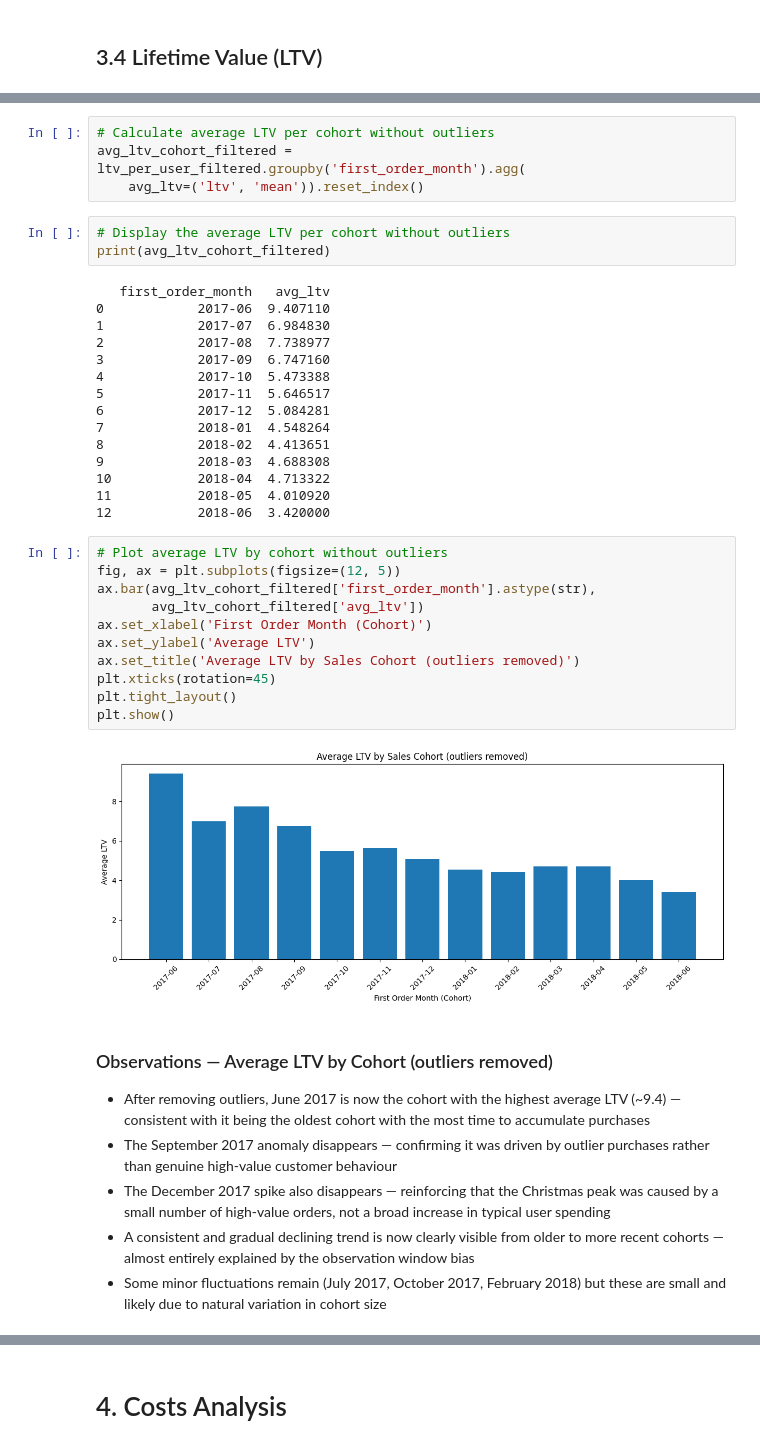
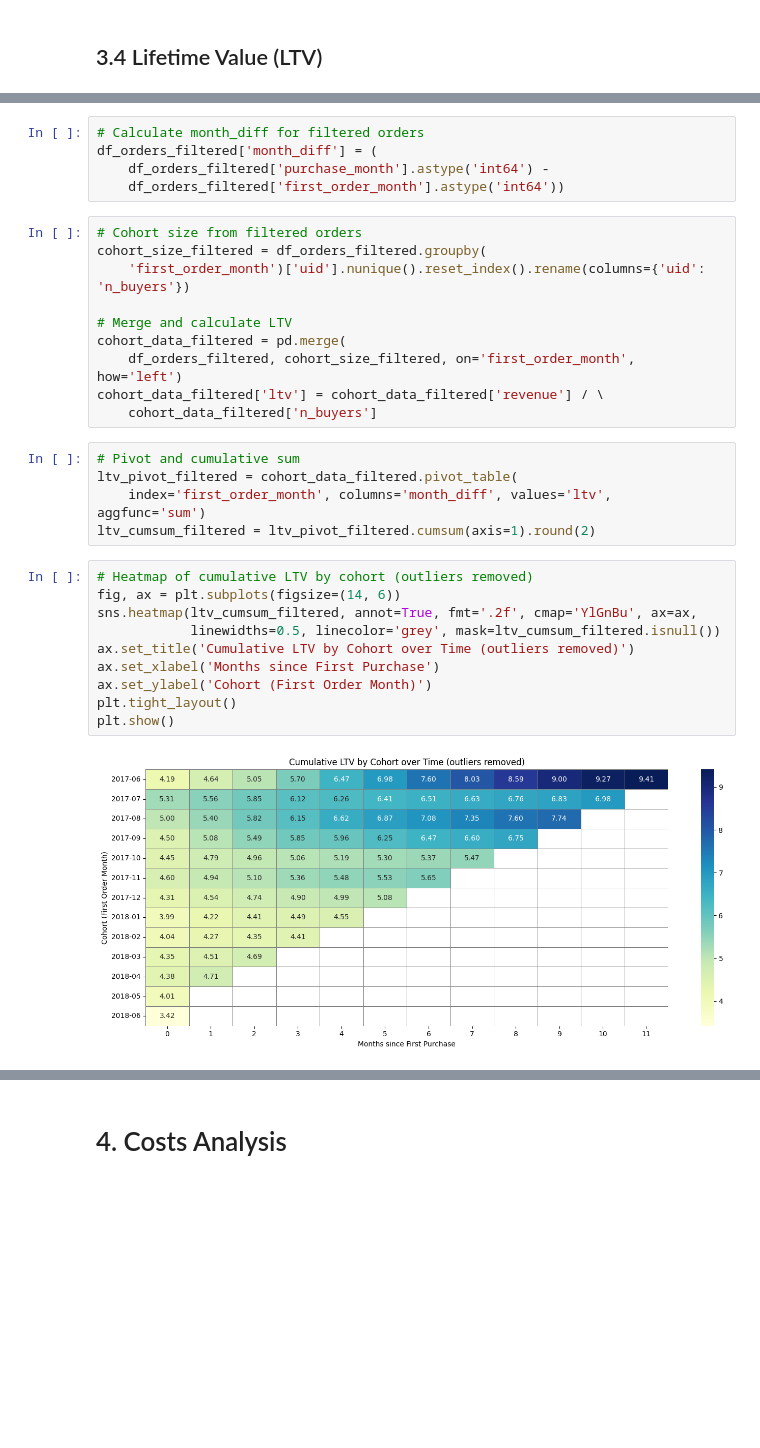
Before and after one commit to hmvcarvalho/yafisha-marketing-analysis, a Jupyter notebook: yafisha_analysis.ipynb, the cells around one changed output, grey strips where cells are left out. Saved outputs shown, nothing was run; the diff lists cells and outputs as text; blank space fills up the shorter version.

```diff
--- a/yafisha_analysis.ipynb
+++ b/yafisha_analysis.ipynb
@@ -1039,42 +1094,32 @@ ltv_per_user_filtered = df_orders_filtered.groupby(['uid', 'first_order_month'])
-# %%
-# Calculate average LTV per cohort without outliers
-avg_ltv_cohort_filtered = ltv_per_user_filtered.groupby('first_order_month').agg(
-    avg_ltv=('ltv', 'mean')).reset_index()
-# %%
-# Display the average LTV per cohort without outliers
-print(avg_ltv_cohort_filtered)
-# %% [output]
-   first_order_month   avg_ltv
-0            2017-06  9.407110
-1            2017-07  6.984830
-2            2017-08  7.738977
-3            2017-09  6.747160
-4            2017-10  5.473388
-5            2017-11  5.646517
-6            2017-12  5.084281
-7            2018-01  4.548264
-8            2018-02  4.413651
-9            2018-03  4.688308
-10           2018-04  4.713322
-11           2018-05  4.010920
-12           2018-06  3.420000
-# %%
-# Plot average LTV by cohort without outliers
-fig, ax = plt.subplots(figsize=(12, 5))
-ax.bar(avg_ltv_cohort_filtered['first_order_month'].astype(str),
-       avg_ltv_cohort_filtered['avg_ltv'])
-ax.set_xlabel('First Order Month (Cohort)')
-ax.set_ylabel('Average LTV')
-ax.set_title('Average LTV by Sales Cohort (outliers removed)')
-plt.xticks(rotation=45)
-plt.tight_layout()
-plt.show()
-# %% [output]
-[figure, removed]
-# %% [markdown]
-### Observations — Average LTV by Cohort (outliers removed)
-- After removing outliers, June 2017 is now the cohort with the highest average LTV (~9.4) — consistent with it being the oldest cohort with the most time to accumulate purchases
-- The September 2017 anomaly disappears — confirming it was driven by outlier purchases rather than genuine high-value customer behaviour
-- The December 2017 spike also disappears — reinforcing that the Christmas peak was caused by a small number of high-value orders, not a broad increase in typical user spending
-- A consistent and gradual declining trend is now clearly visible from older to more recent cohorts — almost entirely explained by the observation window bias
-- Some minor fluctuations remain (July 2017, October 2017, February 2018) but these are small and likely due to natural variation in cohort size
+# %%
+# Calculate month_diff for filtered orders
+df_orders_filtered['month_diff'] = (
+    df_orders_filtered['purchase_month'].astype('int64') -
+    df_orders_filtered['first_order_month'].astype('int64'))
+# %%
+# Cohort size from filtered orders
+cohort_size_filtered = df_orders_filtered.groupby(
+    'first_order_month')['uid'].nunique().reset_index().rename(columns={'uid': 'n_buyers'})
+
+# Merge and calculate LTV
+cohort_data_filtered = pd.merge(
+    df_orders_filtered, cohort_size_filtered, on='first_order_month', how='left')
+cohort_data_filtered['ltv'] = cohort_data_filtered['revenue'] / \
+    cohort_data_filtered['n_buyers']
+# %%
+# Pivot and cumulative sum
+ltv_pivot_filtered = cohort_data_filtered.pivot_table(
+    index='first_order_month', columns='month_diff', values='ltv', aggfunc='sum')
+ltv_cumsum_filtered = ltv_pivot_filtered.cumsum(axis=1).round(2)
+# %%
+# Heatmap of cumulative LTV by cohort (outliers removed)
+fig, ax = plt.subplots(figsize=(14, 6))
+sns.heatmap(ltv_cumsum_filtered, annot=True, fmt='.2f', cmap='YlGnBu', ax=ax,
+            linewidths=0.5, linecolor='grey', mask=ltv_cumsum_filtered.isnull())
+ax.set_title('Cumulative LTV by Cohort over Time (outliers removed)')
+ax.set_xlabel('Months since First Purchase')
+ax.set_ylabel('Cohort (First Order Month)')
+plt.tight_layout()
+plt.show()
+# %% [output]
+[figure, added]
```
Also changed, not shown: parts of 17 cells of this notebook.
